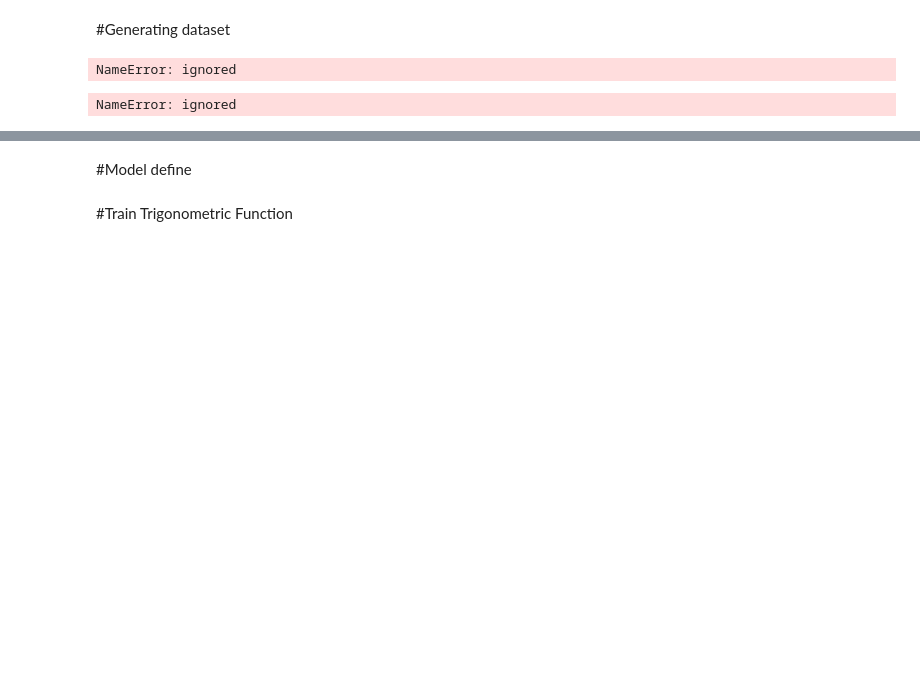
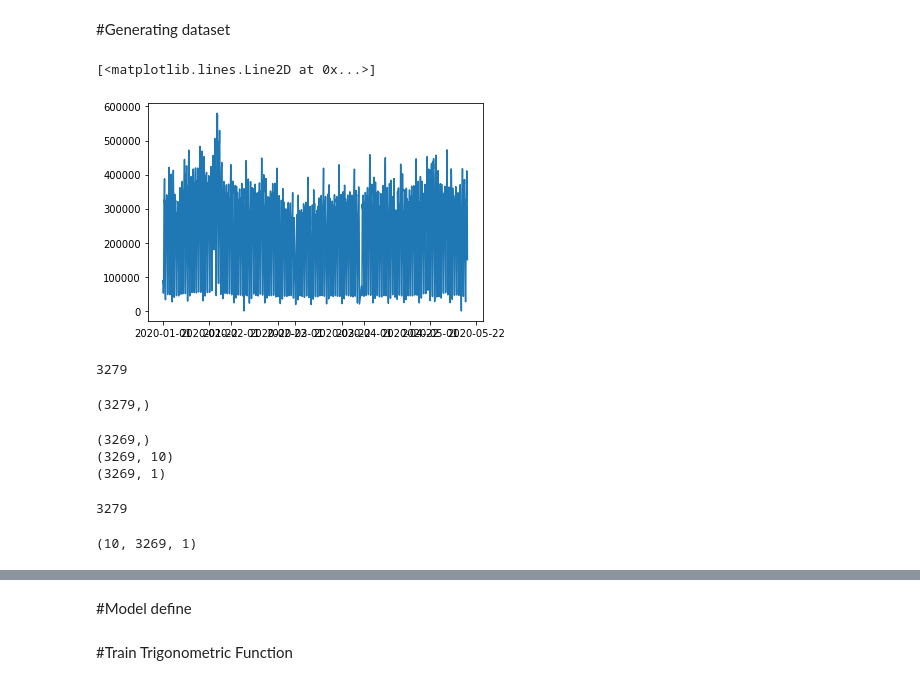
Before and after one commit to DoSungjin/Traffic-prediction, a Jupyter notebook: Traffic_RNN.ipynb, the cells around one changed output, grey strips where cells are left out. Saved outputs shown, nothing was run; the diff lists cells and outputs as text; code cells hidden in the pictures; blank space fills up the shorter version.

```diff
--- a/Traffic_RNN.ipynb
+++ b/Traffic_RNN.ipynb
@@ -129,29 +129,31 @@ class RNN(nn.Module):
 ![image.png](embedded-picture-1)
 # %% [markdown]
 #Generating dataset
-# %%
-num_data = 2400
-t = np.linspace(0.0, 100.0, num_data)
-y = np.sin(t) +np.sin(2*t)
-e = np.random.normal(0,0.1, num_data)
-print(y.shape, e.shape)
-y = y+e
-
-plt.plot(t,y)
-# %% [output]
-NameError: ignored
+# %%
+plt.plot(train['10'])
+# %% [output]
+[<matplotlib.lines.Line2D at 0x...>]
+[figure, added]
+# %%
+len(train.index)
+# %% [output]
+3279
+# %%
+train['10'].shape
+# %% [output]
+(3279,)
 # %%
-seq_len = 10
+seq_len = 10 #sequence의 길이를 설정하는 부분 10 -> 10시간 기준
 X = []
 y_true = []
-for i in range(len(t)-seq_len):
-  X.append(y[i:i+seq_len])
-  y_true.append(y[i+seq_len])
+for i in range(len(train.index)-seq_len): #seq_len을 기준 데이터 만들어줍니다.
+  X.append(train['10'][i:i+seq_len])
+  y_true.append(train['10'][i+seq_len])
 
 
 X = np.array(X)
-y = np.array(y)
-print(y.shape)
+y = np.array(y_true)
+print(y.shape) #길이가 3269
 print(X.shape)
 # 원래는 얘네를 permutation해서 랜덤으로 섞어줘야한다.
 # lstm이나 rnn 차원 맞추는 방법은 [seq_len, batch_size, input_dim] 처음이 seq_len인 이유는 for문을 돌리기가 쉽다.
@@ -159,11 +161,21 @@ print(X.shape)
 
 
 # [10, 2390,1]으로 바꾸기 위해선
-X = np.swqqaxes(X,0,1)
+X = np.swapaxes(X,0,1)
 X = np.expand_dims(X, axis = 2)
 
 for x in X:
   print(x.shape)
   break
 # %% [output]
-NameError: ignored
+(3269,)
+(3269, 10)
+(3269, 1)
+# %%
+len(train['10'])
+# %% [output]
+3279
+# %%
+X.shape
+# %% [output]
+(10, 3269, 1)
```
Also changed, not shown: parts of 8 cells of this notebook.
